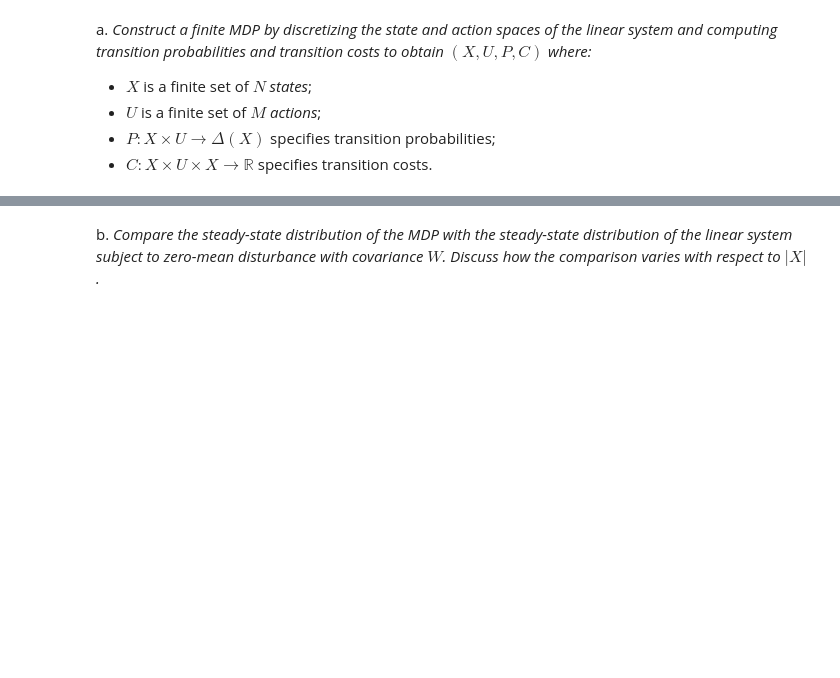
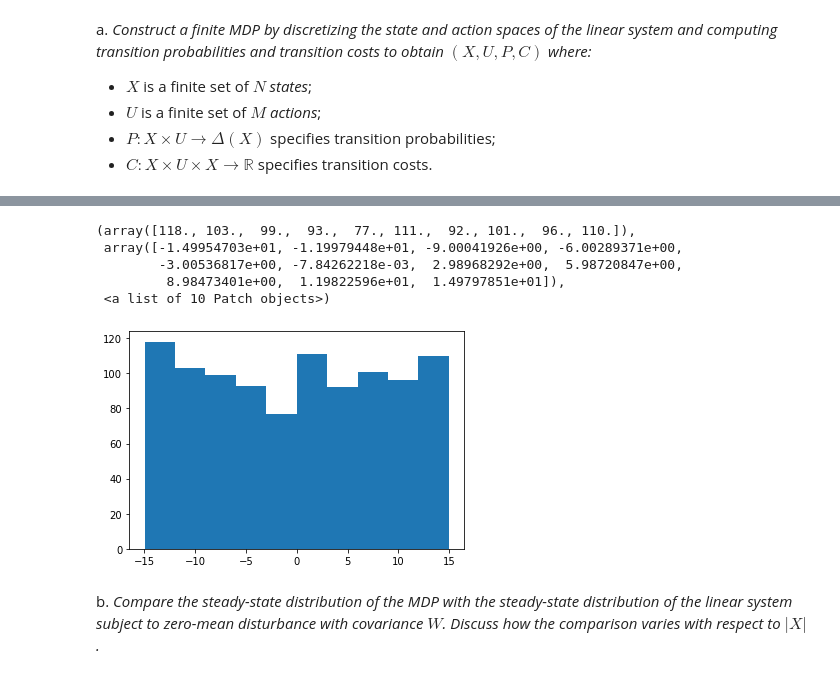
Before and after one commit to hachouuw/546-22Wi-OPT-AC, a Jupyter notebook: hw3_AC.ipynb, the cells around one changed output, grey strips where cells are left out. Drawn from its saved outputs; the diff is of its cells as text; code cells hidden in the pictures; blank space fills up the shorter version.

```diff
--- a/hw3_AC.ipynb
+++ b/hw3_AC.ipynb
@@ -136,0 +341,3 @@ a. *Construct a finite MDP by discretizing the state and action spaces of the li
+# %%
+x_next = np.dot(x,A.T)+np.dot(u,B.T)
+stats.multivariate_normal.pdf(X,mean=x_next,cov=W)
@@ -136,0 +348,31 @@ a. *Construct a finite MDP by discretizing the state and action spaces of the li
+# %%
+for x_idx,x in enumerate(X):              # loop over initial discrete state
+    for u_idx,u in enumerate(U):            # loop over discrete actions
+        x_next = np.dot(x,A.T)+np.dot(u,B.T)  # the deterministic next state
+        P[x_idx,u_idx] = stats.multivariate_normal.pdf(X,mean=x_next,cov=W)
+        C[x_idx,u_idx] = 0.5 *(np.dot(np.dot(x,Q),x) + np.dot(np.dot(u,R),u))
+# %%
+# (4) Define MDP-LQR System
+def Create_MDP_LQR(M,N,m,n):
+    X = 15*2*(np.random.rand(N,n)-.5)    # discrete states
+    U = 15*2*(np.random.rand(M,m)-.5)    # discrete actions
+    X[0],U[0] = 0,0                      # include 0 as a state and an action
+
+    P = np.nan*np.zeros((N,M,N))         # initialize transition probability
+    C = np.nan*np.zeros((N,M,N))         # initizlize transition cost
+
+    for x_idx,x in enumerate(X):              # loop over initial discrete state
+      for u_idx,u in enumerate(U):            # loop over discrete actions
+        x_next = np.dot(x,A.T)+np.dot(u,B.T)  # the deterministic next state
+        P[x_idx,u_idx] = stats.multivariate_normal.pdf(X,mean=x_next,cov=W)
+        C[x_idx,u_idx] = 0.5 *(np.dot(np.dot(x,Q),x) + np.dot(np.dot(u,R),u))
+
+    P = P / P.sum(axis=2)[...,np.newaxis] # renormalize probabilities
+
+    assert not np.any(np.isnan(P)),"all probabilities defined"
+    assert not np.any(np.isnan(C)),"all costs defined"
+
+    return X,U,P,C
+# %%
+N,M = 1000,5                         # number of discrete states, actions
+X,U,P,C = Create_MDP_LQR(M,N,m,n)
@@ -137,3 +399,12 @@ a. *Construct a finite MDP by discretizing the state and action spaces of the li
+# %%
+plt.hist(X)
+# %% [output]
+(array([118., 103.,  99.,  93.,  77., 111.,  92., 101.,  96., 110.]),
+ array([-1.49954703e+01, -1.19979448e+01, -9.00041926e+00, -6.00289371e+00,
+        -3.00536817e+00, -7.84262218e-03,  2.98968292e+00,  5.98720847e+00,
+         8.98473401e+00,  1.19822596e+01,  1.49797851e+01]),
+ <a list of 10 Patch objects>)
+[figure, added]
 # %% [markdown]
 b. *Compare the steady-state distribution of the MDP with the steady-state distribution of the linear system subject to zero-mean disturbance with covariance $W$.  Discuss how the comparison varies with respect to $|X|$.*
 # %% [markdown]
```
Also changed, not shown: parts of 28 cells of this notebook, 1 other file.
